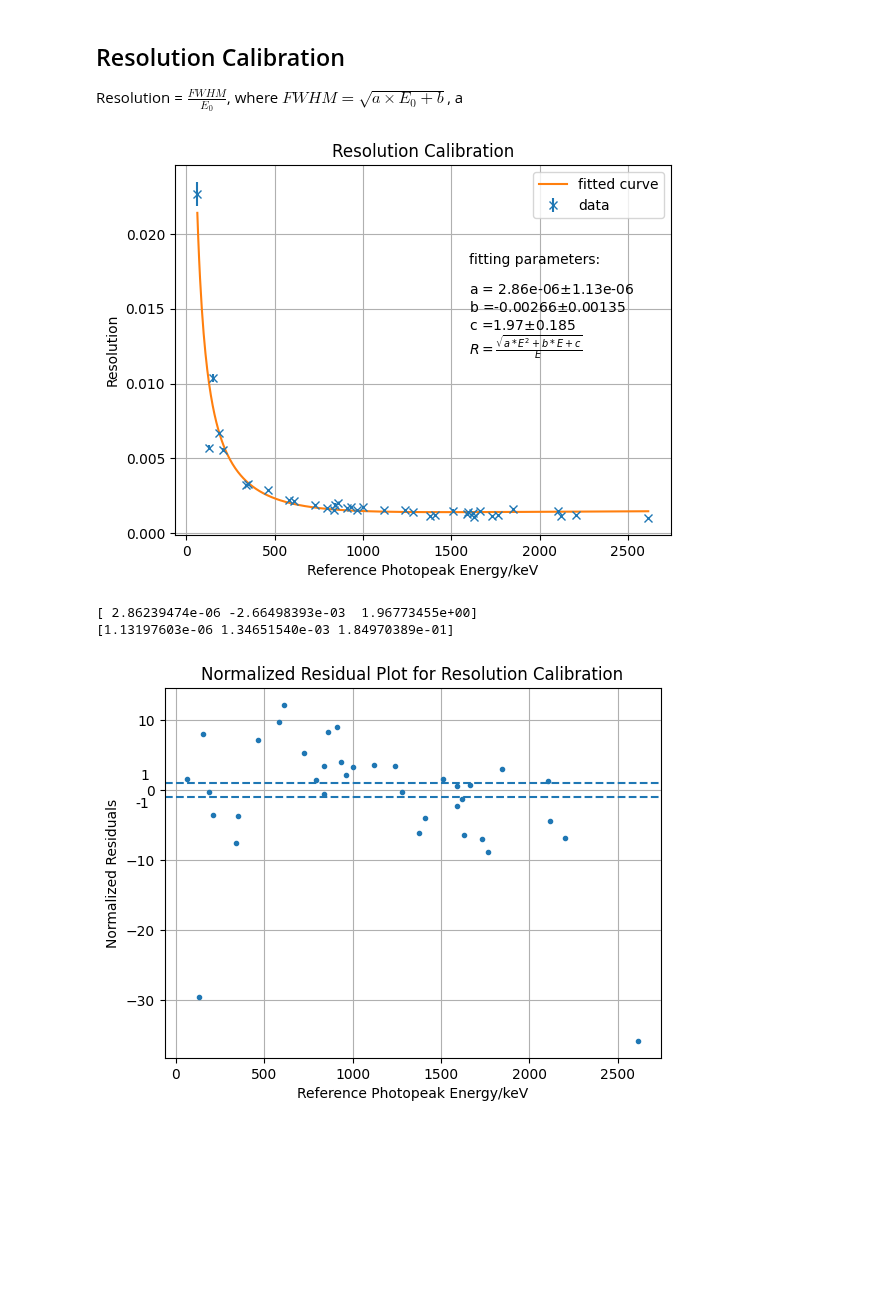
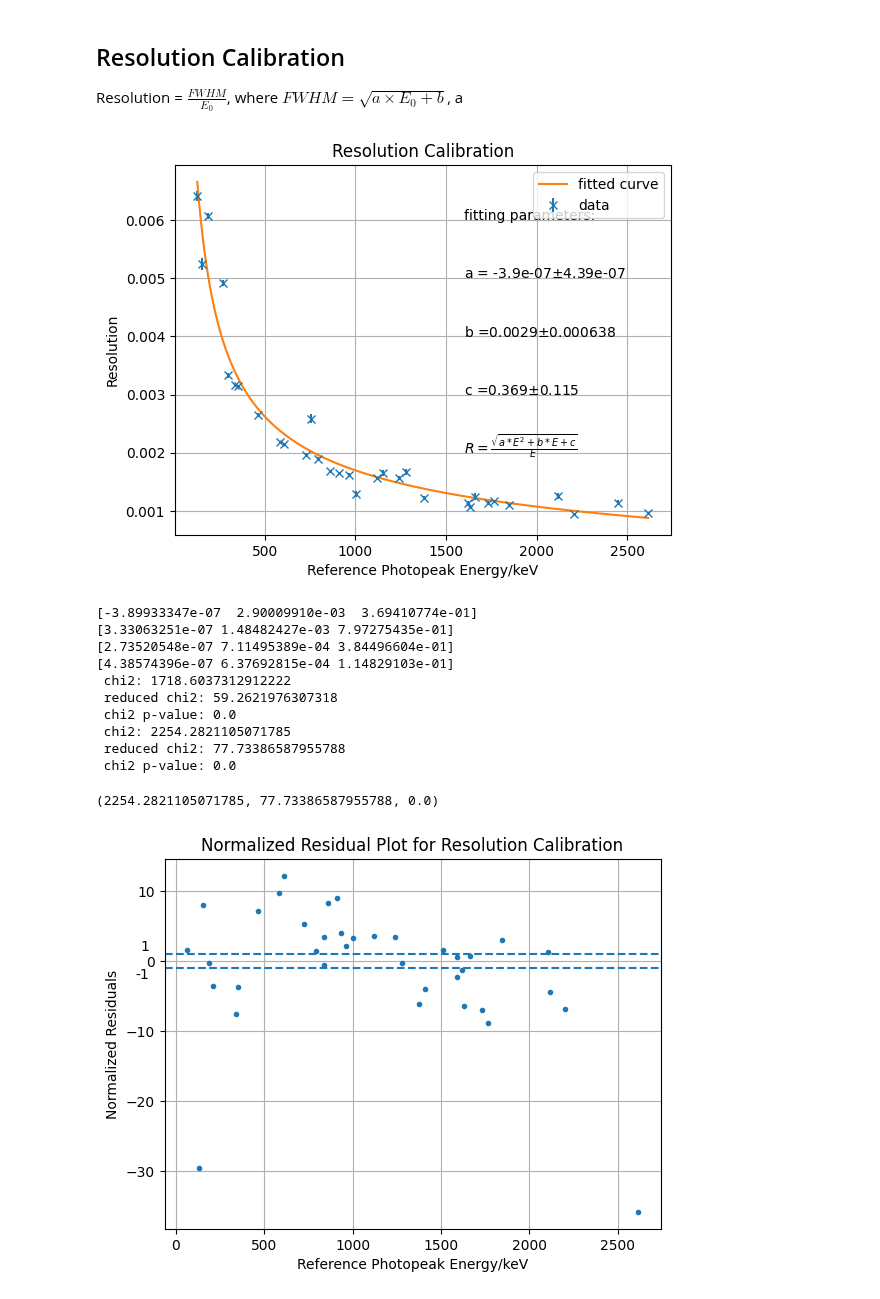
Before and after one commit to ngcnpeter/HPGe_lab_y3, a Jupyter notebook: spectal_analysis.ipynb, the cells around one changed output. Saved outputs shown, nothing was run; the diff lists cells and outputs as text; code cells hidden in the pictures; blank space fills up the shorter version.

Commit message:
iaea

```diff
--- a/spectal_analysis.ipynb
+++ b/spectal_analysis.ipynb
@@ -126,7 +126,7 @@ path1 = 'Data/Peaks/peaks_Sample1_30_10_23_Mon_09_22.CSV' #peak sample 1
 path2 = 'Data/Peaks/peaks_Sample2_31_10_23_14_08.CSV'
 path3 = 'Data/Peaks/peaks_Sample3_07_11_23_Tues_11_50.CSV'
 path4 = 'Data/Peaks/peaks_Sample4_13_11_23_Mon_14_06.CSV'
-path5 = 'Data/Peaks/peaks_IAEA_sample_05_12_22_copy_new.CSV'
+path5 = 'Data/Peaks/peaks_IAEA_sample_05_12_22.CSV'
 path_bg = 'Data/Peaks/peaks_background_17_10_23.csv'
 path_list = [path_bg,path1,path2,path3,path4,path5]
 # df_1 = peak_df(path1)
@@ -264,7 +264,7 @@ df_new
 | 54 | 2447.86 | 2448.35 | Bi214 | 324.2 | 0.000271 | 2.68 | 0.75 | 2448.0 | ... |
 # %%
 #df_new = df_1.dropna(subset = ['Photopeak_Energy']) #drop unidentified peaks
-df_new = df.loc[5][df.loc[5]['Reduced_chi2']<3] #omit peaks with poor fit (reduced chi2 >3 )
+df_new = df.loc[5][df.loc[5]['Reduced_chi2']<2] #omit peaks with poor fit (reduced chi2 >3 )
 x = df_new['nndc_peak_energy']
 y = energy_to_chan(df_new['Centroid'])
 popt_peak, pcov_peak = np.polyfit(x,y,1,cov = True) #energy callibration using peak
@@ -348,49 +348,66 @@ def res_fit(peak_energy,a,b):
     '''This function is used for fitting resolution as a function of energy
        res = np.sqrt(a*energy+b)/energy
        Input:  peak_energy - reference photopeak energy
                a,b         - parameters for the above formula
        Output: resolution
        '''
     return np.sqrt(a*peak_energy+b)/peak_energy
 
 def res_fit_2(peak_energy,a,b,c):
     '''This function is used for fitting resolution as a function of energy
        res = np.sqrt(a*energy+b)/energy
        Input:  peak_energy - reference photopeak energy
                a,b         - parameters for the above formula
        Output: resolution
        '''
     return np.sqrt(a*peak_energy**2+b*peak_energy+c)/peak_energy
 
-x_res = df_new['Photopeak_Energy']
+y_fwhm2 = df_new['FWHM']*df_new['FWHM']
+p_fwhm2,cov_fwhm2 = np.polyfit(x,y_fwhm2, 2,cov = True)
+
+x_res = df_new['nndc_peak_energy']
 y_res = df_new['Resolution']
-y_err_res = df_new['Resolution_err']
+y_res_err = df_new['Resolution_err']
 res_par, res_cov = curve_fit(res_fit_2,x_res,y_res, p0 = [0.00001,0.00055, 1.8])
 res_fit_err = np.sqrt(np.diag(res_cov))
 x_plot = np.linspace(min(x_res),max(x_res),500)
 
 plt.figure()
 plt.title('Resolution Calibration')
-plt.errorbar(x_res,y_res,yerr = y_err_res,fmt = 'x',label = 'data')
+plt.errorbar(x_res,y_res,yerr = y_res_err,fmt = 'x',label = 'data')
 plt.plot(x_plot,res_fit_2(x_plot,*res_par), label = 'fitted curve')
 plt.ylabel('Resolution')
 plt.xlabel('Reference Photopeak Energy/keV')
 plt.legend()
-plt.text(1600,0.018,f'fitting parameters:')
-plt.text(1600,0.016,f'a = {res_par[0]:.3g}' + r'$\pm$'+ f'{res_fit_err[0]:.3g}')
-plt.text(1600,0.0148,f'b ={res_par[1]:.3g}' + r'$\pm$'+ f'{res_fit_err[1]:.3g}')
-plt.text(1600,0.0136,f'c ={res_par[2]:.3g}' + r'$\pm$'+ f'{res_fit_err[2]:.3g}')
-plt.text(1600,0.012,r'$R = \frac{\sqrt{a * E^2+b*E+c}}{E}$')
+plt.text(1600,0.006,f'fitting parameters:')
+plt.text(1600,0.005,f'a = {res_par[0]:.3g}' + r'$\pm$'+ f'{res_fit_err[0]:.3g}')
+plt.text(1600,0.004,f'b ={res_par[1]:.3g}' + r'$\pm$'+ f'{res_fit_err[1]:.3g}')
+plt.text(1600,0.003,f'c ={res_par[2]:.3g}' + r'$\pm$'+ f'{res_fit_err[2]:.3g}')
+plt.text(1600,0.002,r'$R = \frac{\sqrt{a * E^2+b*E+c}}{E}$')
 plt.grid()
-plt.savefig('res_calibration.pdf')
+#plt.savefig('res_calibration.pdf')
 # %% [output]
-[figure, old version]
+[figure, new version]
-# %%
-print(res_par)
-print(res_fit_err)
-# %% [output]
-[ 2.86239474e-06 -2.66498393e-03  1.96773455e+00]
-[1.13197603e-06 1.34651540e-03 1.84970389e-01]
+# %%
+fwhm2 = np.poly1d(p_fwhm2)(x)
+print(res_par)
+print(p_fwhm2)
+print(np.sqrt(np.diag(cov_fwhm2)))
+print(res_fit_err)
+chi2_prob(fwhm2,y_fwhm2,2*df_new['FWHM']*df_new['FWHM_err'],len(x)-3)
+chi2_prob(res_fit_2(x,*res_par),y_res,y_res_err,len(x)-3)
+# %% [output]
+[-3.89933347e-07  2.90009910e-03  3.69410774e-01]
+[3.33063251e-07 1.48482427e-03 7.97275435e-01]
+[2.73520548e-07 7.11495389e-04 3.84496604e-01]
+[4.38574396e-07 6.37692815e-04 1.14829103e-01]
+ chi2: 1718.6037312912222
+ reduced chi2: 59.2621976307318
+ chi2 p-value: 0.0
+ chi2: 2254.2821105071785
+ reduced chi2: 77.73386587955788
+ chi2 p-value: 0.0
+(2254.2821105071785, 77.73386587955788, 0.0)
 # %%
 plt.figure()
 plt.title('Normalized Residual Plot for Resolution Calibration')
```
Also changed, not shown: parts of 5 cells of this notebook, 2 other files.
